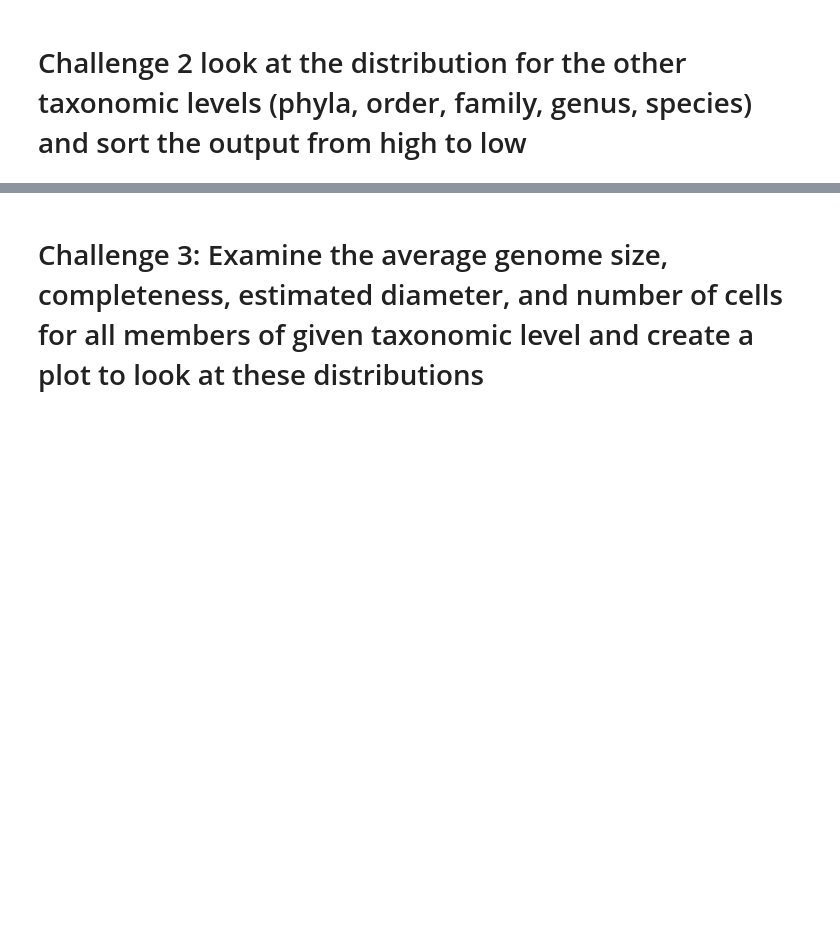
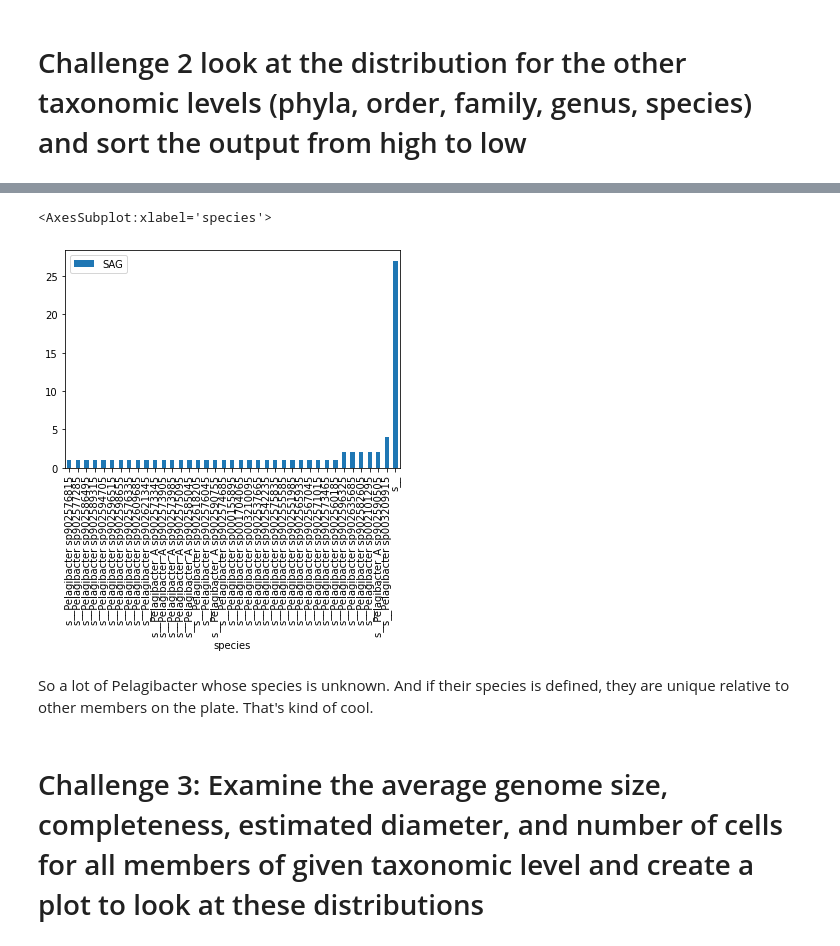
Before and after one commit to Bigelow-SCG-Course/day2AM_taxonomic_classification, a Jupyter notebook: day2_AM_taxonomic_classification.ipynb, the cells around one changed output, grey strips where cells are left out. Cells and saved outputs as stored; diff of their text form; code cells hidden in the pictures; blank space fills up the shorter version.

```diff
--- a/day2_AM_taxonomic_classification.ipynb
+++ b/day2_AM_taxonomic_classification.ipynb
@@ -217 +307,10 @@ Name: cells, dtype: float64
+# %%
+sar11_specs = master_df.dropna(subset = ['genus'])[(master_df.dropna(subset = ['genus'])['genus'].str.contains('Pelagibacter'))].fillna('unknown').groupby('species', as_index=False)['SAG'].count().sort_values(by = 'SAG')
+
+sar11_specs.dropna().plot('species','SAG',kind = 'bar')
+# %% [output]
+<AxesSubplot:xlabel='species'>
+[figure, added]
+# %% [markdown]
+So a lot of Pelagibacter whose species is unknown.  And if their species is defined, they are unique relative to other members on the plate. That's kind of cool.
 # %% [markdown]
```
Also changed, not shown: parts of 24 cells of this notebook, 1 other file.
